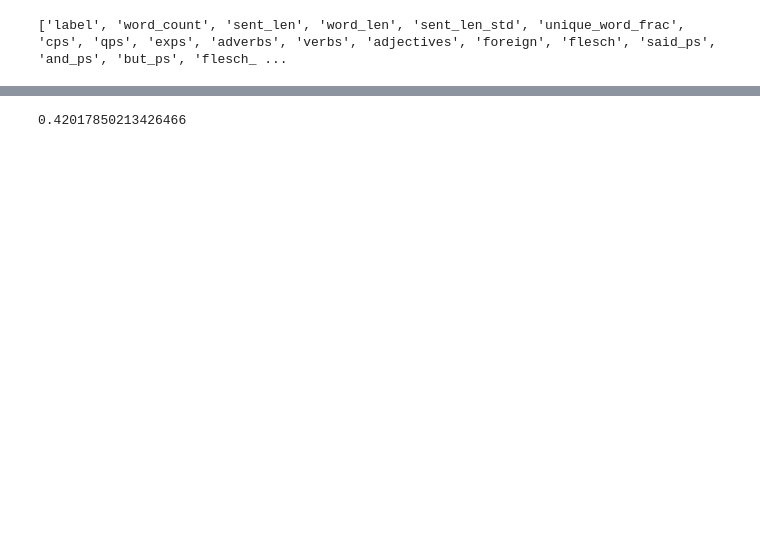
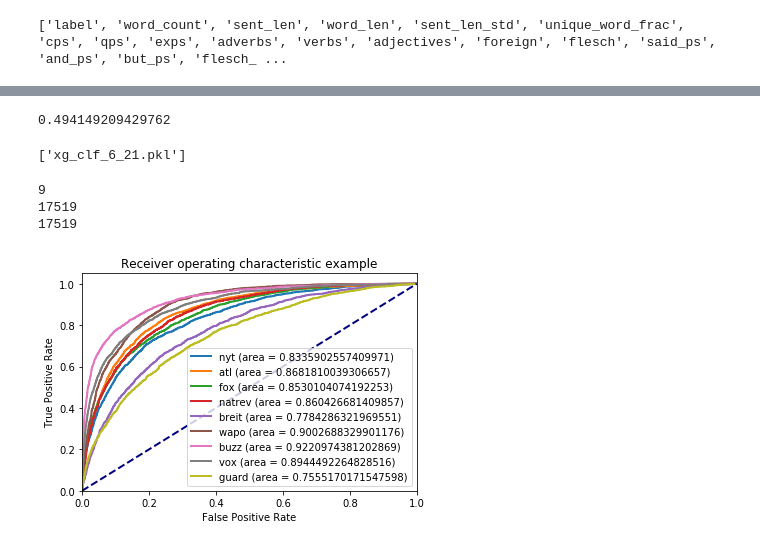
Before and after one commit to jwymbs23/insight, a Jupyter notebook: classify.ipynb, the cells around one changed output, grey strips where cells are left out. Saved outputs shown, nothing was run; the diff lists cells and outputs as text; code cells hidden in the pictures; blank space fills up the shorter version.

```diff
--- a/classify.ipynb
+++ b/classify.ipynb
@@ -105,9 +90,9 @@ feat_list = ['sent_len', 'word_len', 'sent_len_std', 'unique_word_frac',
 # %%
 #full_feature_df = pd.concat(df_list)
-full_feature_df = full_feature_df.fillna(0)
-for i in feat_list:
-    if 'ngram_' in i:
-        full_feature_df[i] = full_feature_df[i]/full_feature_df['word_count']
+#full_feature_df = full_feature_df.fillna(0)
+#for i in feat_list:
+#    if 'ngram_' in i:
+#        full_feature_df[i] = full_feature_df[i]/full_feature_df['word_count']
 
 
 import matplotlib.ticker as ticker
@@ -199,7 +184,7 @@ from sklearn.model_selection import train_test_split
 
 indices = np.arange(n_samples)
 
-X_train, X_test, y_train, y_test, idx_train, idx_test = train_test_split(X, Y, indices, test_size=0.3)
+X_train, X_test, y_train, y_test, idx_train, idx_test = train_test_split(X, Y, indices, test_size=0.4)
 print(idx_train)
 print(idx_test)
 print(X_train.max())
@@ -257,7 +235,10 @@ NameError: name 'pca' is not defined
 #clf = clf.fit(X_train, y_train)
 
 from sklearn.ensemble import RandomForestClassifier
-rf_clf = RandomForestClassifier(n_estimators=30)
+from sklearn.metrics import roc_curve, auc
+from sklearn.multiclass import OneVsRestClassifier
+
+rf_clf = OneVsRestClassifier(RandomForestClassifier(n_estimators=50)
 #for i in range(100,4500, 400):
 #    rand_start = random.randint(0,4500 - i)
 #    rf_clf = rf_clf.fit(X_train[rand_start:rand_start + i], y_train[rand_start:rand_start + i])
@@ -268,16 +249,67 @@ print(rf_clf.score(X_test, y_test))
 
 y_pred = rf_clf.predict(X_test)
 #chance = [0 if random.random() > 0.5 else 1 for _ in range(len(y_pred))]
+y_score = xg_clf.fit(X_train, y_train).decision_function(X_test)
-# %% [output]
-0.42017850213426466
 # %%
 from sklearn.ensemble import GradientBoostingClassifier
+from sklearn.metrics import roc_curve, auc
+from sklearn.multiclass import OneVsRestClassifier
 
-xg_clf = GradientBoostingClassifier(n_estimators=100, learning_rate=0.25,
-                                 max_depth=6, random_state=0).fit(X_train, y_train)
+
+xg_clf = OneVsRestClassifier(GradientBoostingClassifier(n_estimators=100, learning_rate=0.25,
+                                 max_depth=5, random_state=0)).fit(X_train, y_train)
 print(xg_clf.score(X_test, y_test))
 
 y_pred = xg_clf.predict(X_test)
+
+y_score = xg_clf.fit(X_train, y_train).decision_function(X_test)
+# %% [output]
+0.494149209429762
+# %%
+from sklearn.externals import joblib
+joblib.dump(xg_clf, 'xg_clf_6_21.pkl')
+# %% [output]
+['xg_clf_6_21.pkl']
+# %%
+# Compute ROC curve and ROC area for each class
+
+from sklearn.model_selection import train_test_split
+from sklearn.preprocessing import label_binarize
+from sklearn.multiclass import OneVsRestClassifier
+from scipy import interp
+fpr = dict()
+tpr = dict()
+roc_auc = dict()
+print(len(class_names))
+print(len(y_test))
+print(len(y_score))
+for i in range(len(class_names)):
+    fpr[i], tpr[i], _ = roc_curve( (y_test == i).astype(int), y_score[:, i])
+    roc_auc[i] = auc(fpr[i], tpr[i])
+
+# Compute micro-average ROC curve and ROC area
+#fpr["micro"], tpr["micro"], _ = roc_curve(y_test.ravel(), y_score.ravel())
+#roc_auc["micro"] = auc(fpr["micro"], tpr["micro"])
+
+
+plt.figure()
+lw = 2
+for i in range(9):
+    plt.plot(fpr[i], tpr[i],
+             lw=lw, label='{} (area = {})'.format(str(class_names[i]), str(roc_auc[i])))
+plt.plot([0, 1], [0, 1], color='navy', lw=lw, linestyle='--')
+plt.xlim([0.0, 1.0])
+plt.ylim([0.0, 1.05])
+plt.xlabel('False Positive Rate')
+plt.ylabel('True Positive Rate')
+plt.title('Receiver operating characteristic example')
+plt.legend(loc="lower right")
+plt.show()
+# %% [output]
+9
+17519
+17519
+[figure, added]
 # %%
 #fill in df with predicted and true labels
 test_df = full_feature_df.iloc[idx_test]
```
Also changed, not shown: parts of 14 cells of this notebook, 8 other files.
